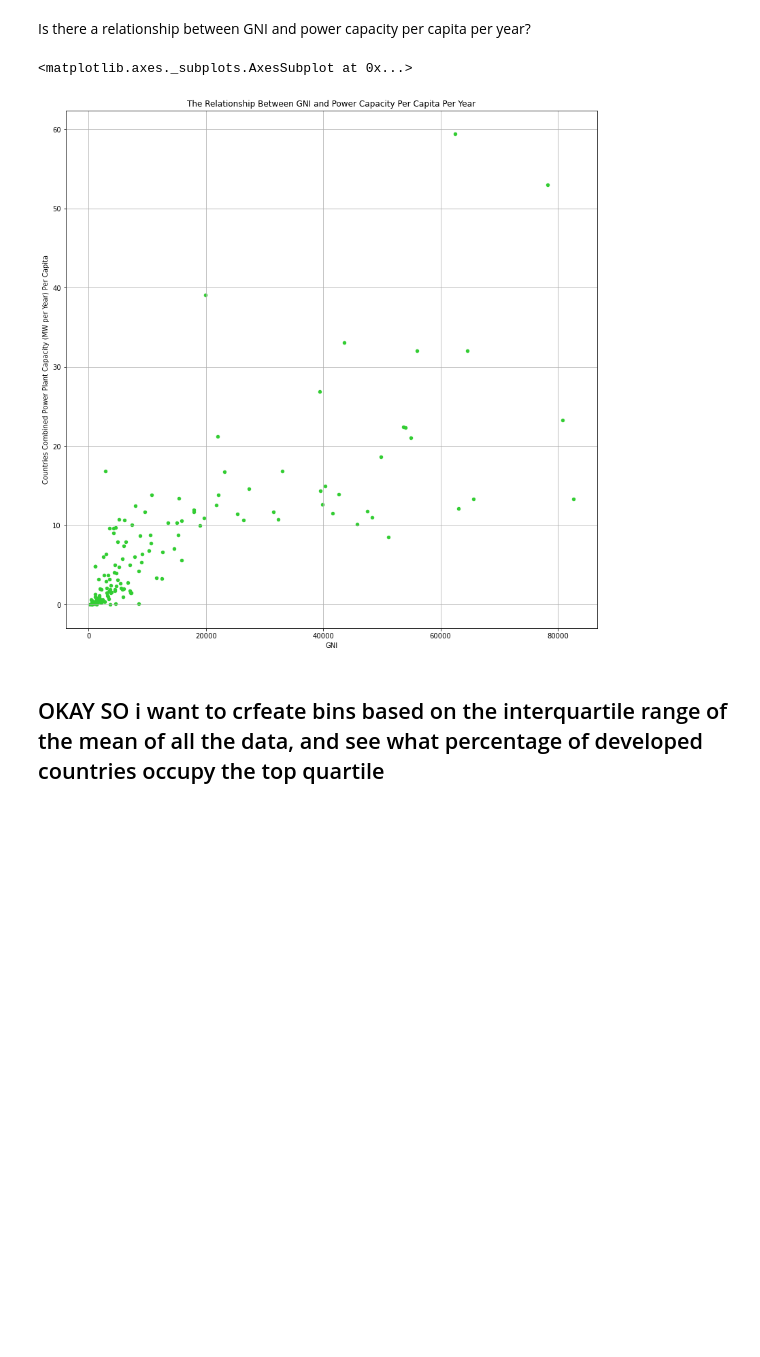
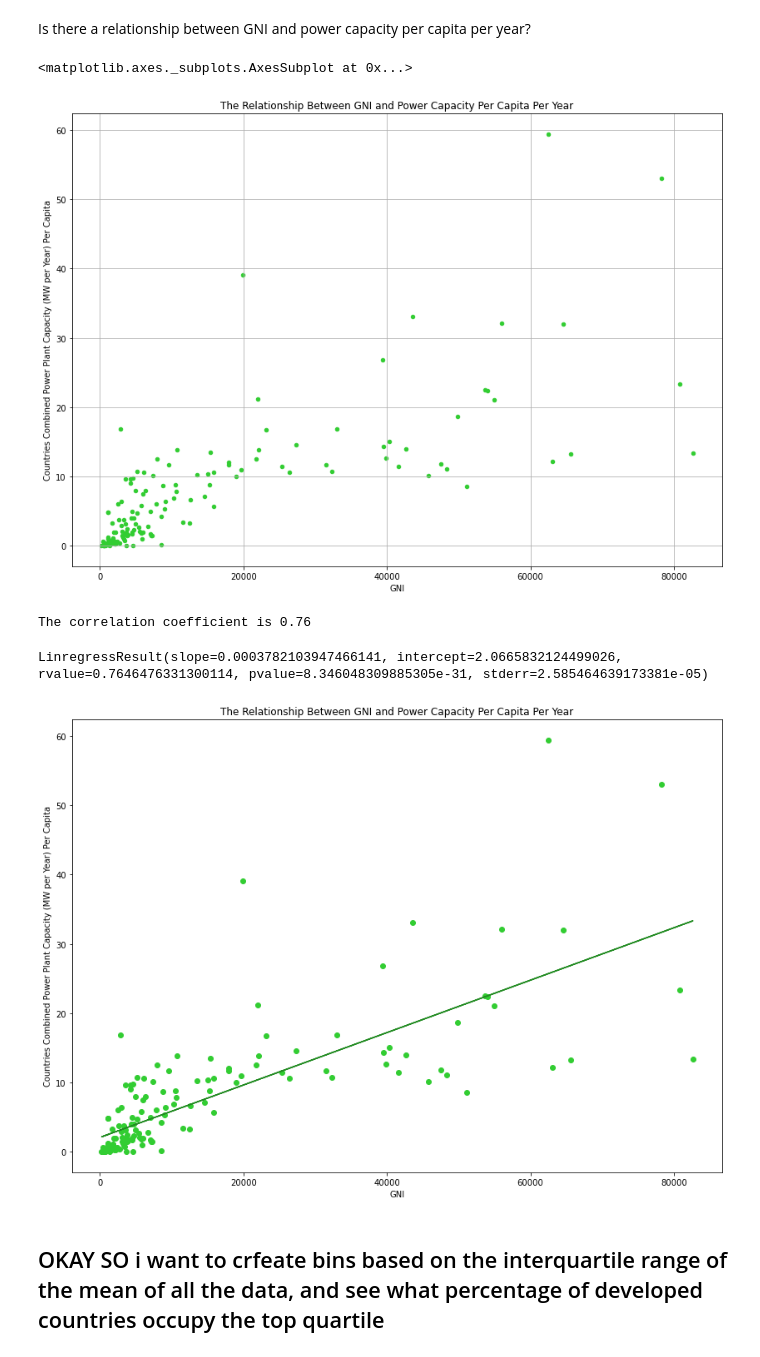
Before and after one commit to Carly-Jane/International_Power_Rangers, a Jupyter notebook: clean_up_notebook.ipynb, the cells around one changed output. Drawn from its saved outputs; the diff is of its cells as text; code cells hidden in the pictures; blank space fills up the shorter version.

```diff
--- a/clean_up_notebook.ipynb
+++ b/clean_up_notebook.ipynb
@@ -418,7 +399,7 @@ Is there a relationship between GNI and power capacity per capita per year?
 # %%
 # Generate a scatter plot of mouse weight versus average tumor volume for the Capomulin regimen
 country_power_capacity_per_capita_df.plot(kind="scatter", x="GNI", y="Countries Combined Power Plant Capacity (MW per Year) Per Capita",
-grid=True, figsize=(14,14), color='limegreen', title="The Relationship Between GNI and Power Capacity Per Capita Per Year")
+grid=True, figsize=(14,10), color='limegreen', title="The Relationship Between GNI and Power Capacity Per Capita Per Year")
 # %% [output]
 <matplotlib.axes._subplots.AxesSubplot at 0x...>
-[figure, old version]
+[figure, new version]
@@ -425,2 +411,26 @@ grid=True, figsize=(14,14), color='limegreen', title="The Relationship Between G
+# %%
+correlation=round(st.pearsonr(country_power_capacity_per_capita_df['GNI'],country_power_capacity_per_capita_df['Countries Combined Power Plant Capacity (MW per Year) Per Capita'])[0],2)
+print(f"The correlation coefficient is {correlation}")
+
+model=st.linregress(country_power_capacity_per_capita_df['GNI'],country_power_capacity_per_capita_df['Countries Combined Power Plant Capacity (MW per Year) Per Capita'])
+model
+# %% [output]
+The correlation coefficient is 0.76
+LinregressResult(slope=0.0003782103947466141, intercept=2.0665832124499026, rvalue=0.7646476331300114, pvalue=8.346048309885305e-31, stderr=2.585464639173381e-05)
+# %%
+slope = 0.0003782103947466141
+intercept = 2.0665832124499026
+
+y_axis = country_power_capacity_per_capita_df['GNI']*slope+intercept
+line_eq = "y = " + str(round(slope,2)) + "x + " + str(round(intercept,2))
+plt.subplots(figsize=(14,10))
+plt.scatter(country_power_capacity_per_capita_df['GNI'],country_power_capacity_per_capita_df['Countries Combined Power Plant Capacity (MW per Year) Per Capita'], color='limegreen')
+plt.plot(country_power_capacity_per_capita_df['GNI'],y_axis,color="forestgreen")
+plt.xlabel('GNI')
+plt.ylabel('Countries Combined Power Plant Capacity (MW per Year) Per Capita');
+plt.title("The Relationship Between GNI and Power Capacity Per Capita Per Year")
+plt.show()
+# %% [output]
+[figure, added]
 # %% [markdown]
 ## OKAY SO i want to crfeate bins based on the interquartile range of the mean of all the data, and see what percentage of developed countries occupy the top quartile
```
Also changed, not shown: parts of 34 cells of this notebook.
